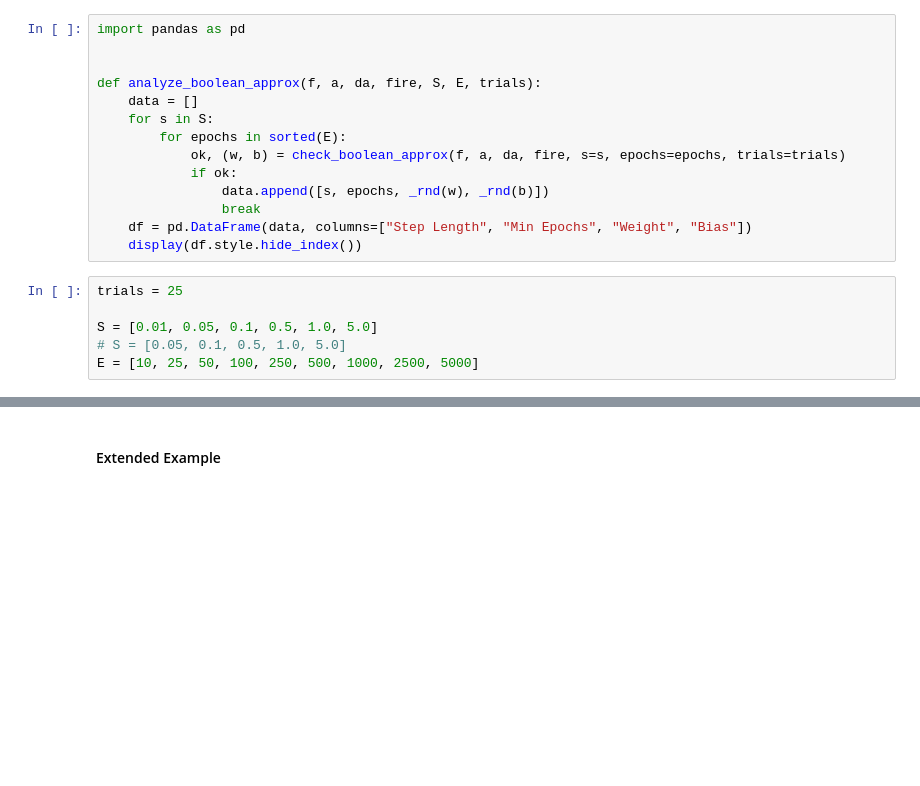
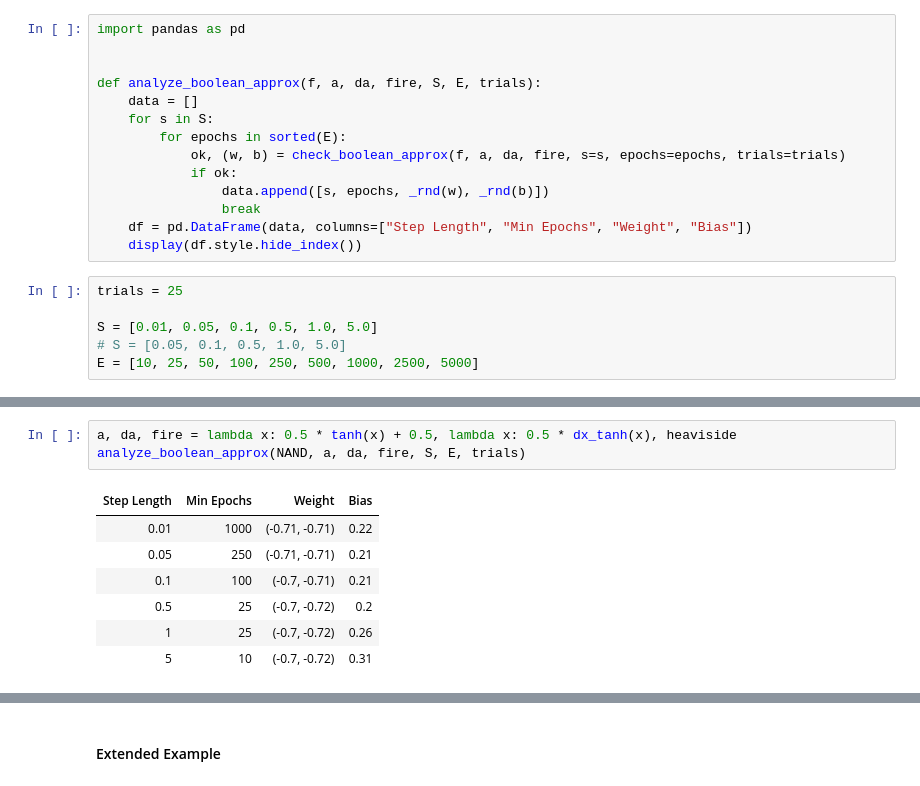
Before and after one commit to apefind/math, a Jupyter notebook: notebook/neural_networks.ipynb, the cells around one changed output, grey strips where cells are left out. Drawn from its saved outputs; the diff is of its cells as text; blank space fills up the shorter version.

```diff
--- a/notebook/neural_networks.ipynb
+++ b/notebook/neural_networks.ipynb
@@ -527,0 +528,11 @@ analyze_boolean_approx(NAND, a, da, fire, S, E, trials)
+# %%
+a, da, fire = lambda x: 0.5 * tanh(x) + 0.5, lambda x: 0.5 * dx_tanh(x), heaviside
+analyze_boolean_approx(NAND, a, da, fire, S, E, trials)
+# %% [output]
+| Step Length | Min Epochs | Weight | Bias |
+| 0.01 | 1000 | (-0.71, -0.71) | 0.22 |
+| 0.05 | 250 | (-0.71, -0.71) | 0.21 |
+| 0.1 | 100 | (-0.7, -0.71) | 0.21 |
+| 0.5 | 25 | (-0.7, -0.72) | 0.2 |
+| 1 | 25 | (-0.7, -0.72) | 0.26 |
+| 5 | 10 | (-0.7, -0.72) | 0.31 |
```
Also changed, not shown: parts of 18 cells of this notebook, 6 other files.
